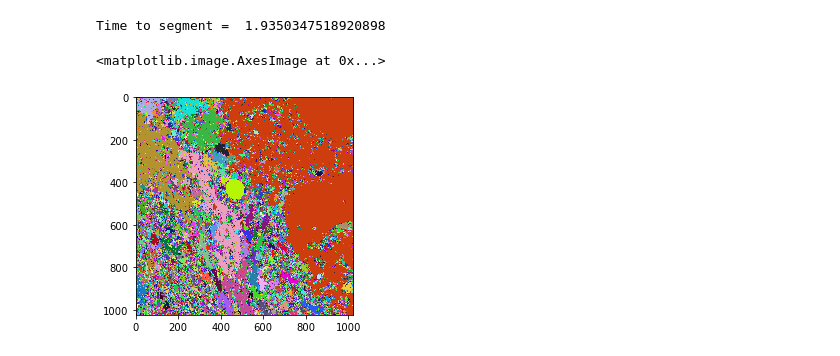
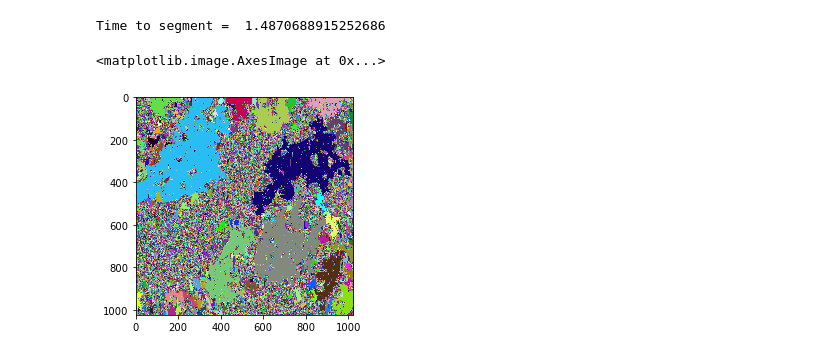
Before and after one commit to kzhitizg/Project_2, a Jupyter notebook: Region_Growing/Segmentation.ipynb, the cells around one changed output. Drawn from its saved outputs; the diff is of its cells as text; code cells hidden in the pictures.

```diff
--- a/Region_Growing/Segmentation.ipynb
+++ b/Region_Growing/Segmentation.ipynb
@@ -43,11 +43,11 @@ print(lbp)
 # %%
 # r1, r2 = seg.RegionExtract(img, lbp, 20, 0.2, True)
-r = seg.SegmentImage(img, lbp, 20, 0.5, 0.2, 0.6, True)
+r = seg.SegmentImage(img, lbp, 15, 0.5, 0.2, 0.8, True)
 
 # print(r1.shape, r2.shape)
 plt.imshow(r)
 # plt.imshow(r2)
 # %% [output]
-Time to segment =  1.9350347518920898
+Time to segment =  1.4870688915252686
 <matplotlib.image.AxesImage at 0x...>
-[figure, old version]
+[figure, new version]
```
Also changed, not shown: parts of 2 cells of this notebook, 5 other files.
